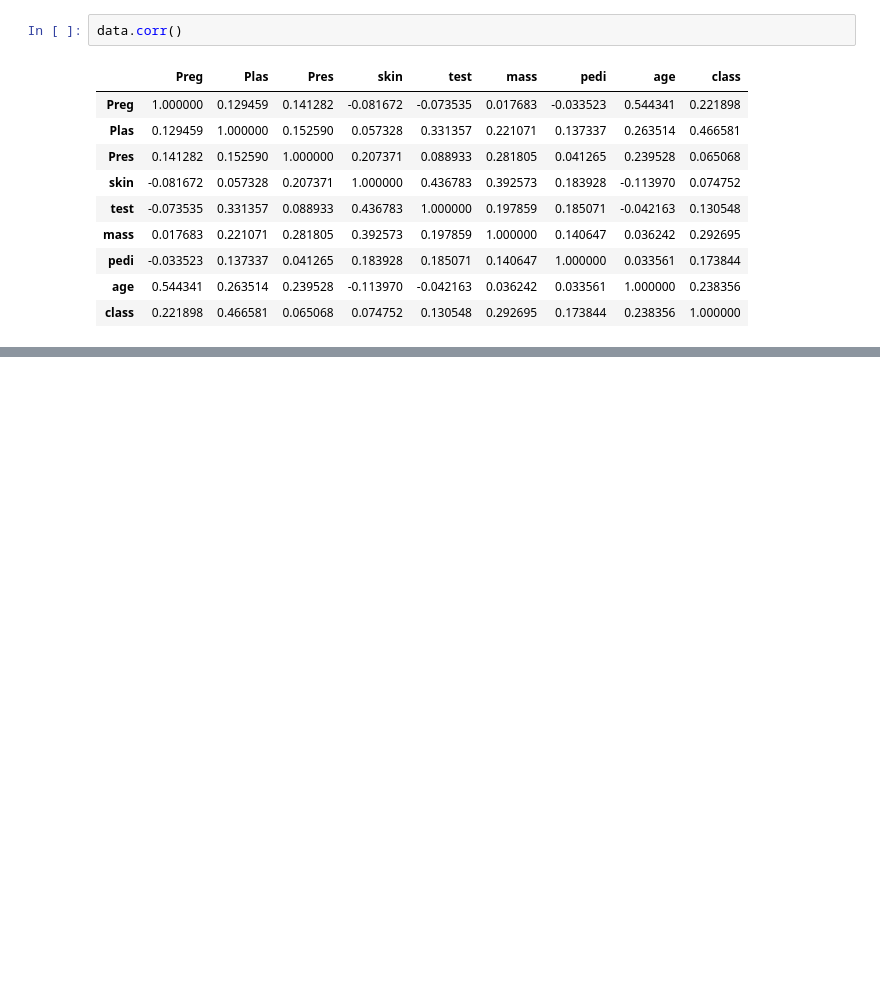
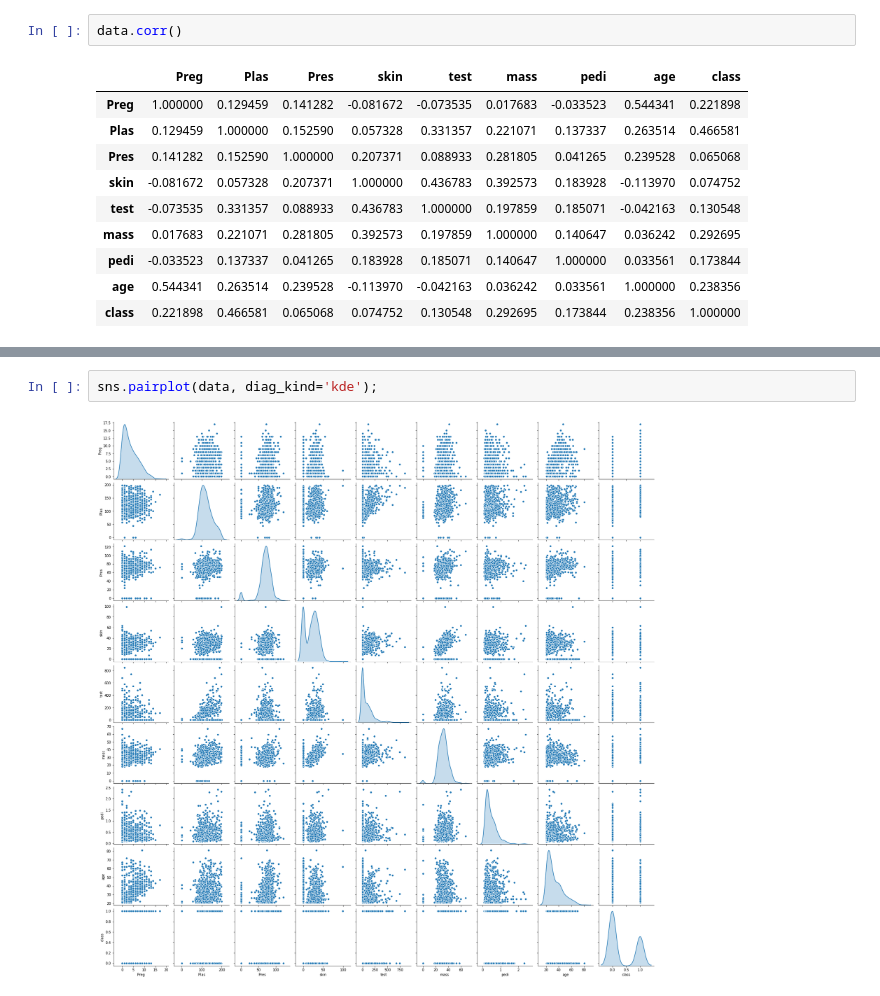
Before and after one commit to pcopley/uta-aiml, a Jupyter notebook: 02 Supervised Learning/02 Logistic Regression/Hands on Logistic Regression.ipynb, the cells around one changed output, grey strips where cells are left out. Drawn from its saved outputs; the diff is of its cells as text; blank space fills up the shorter version.

```diff
--- a/02 Supervised Learning/02 Logistic Regression/Hands on Logistic Regression.ipynb
+++ b/02 Supervised Learning/02 Logistic Regression/Hands on Logistic Regression.ipynb
@@ -61,0 +75,4 @@ sns.heatmap(data.corr(), annot=True);
+# %%
+sns.pairplot(data, diag_kind='kde');
+# %% [output]
+[figure, added]
```
Also changed, not shown: parts of 23 cells of this notebook.
